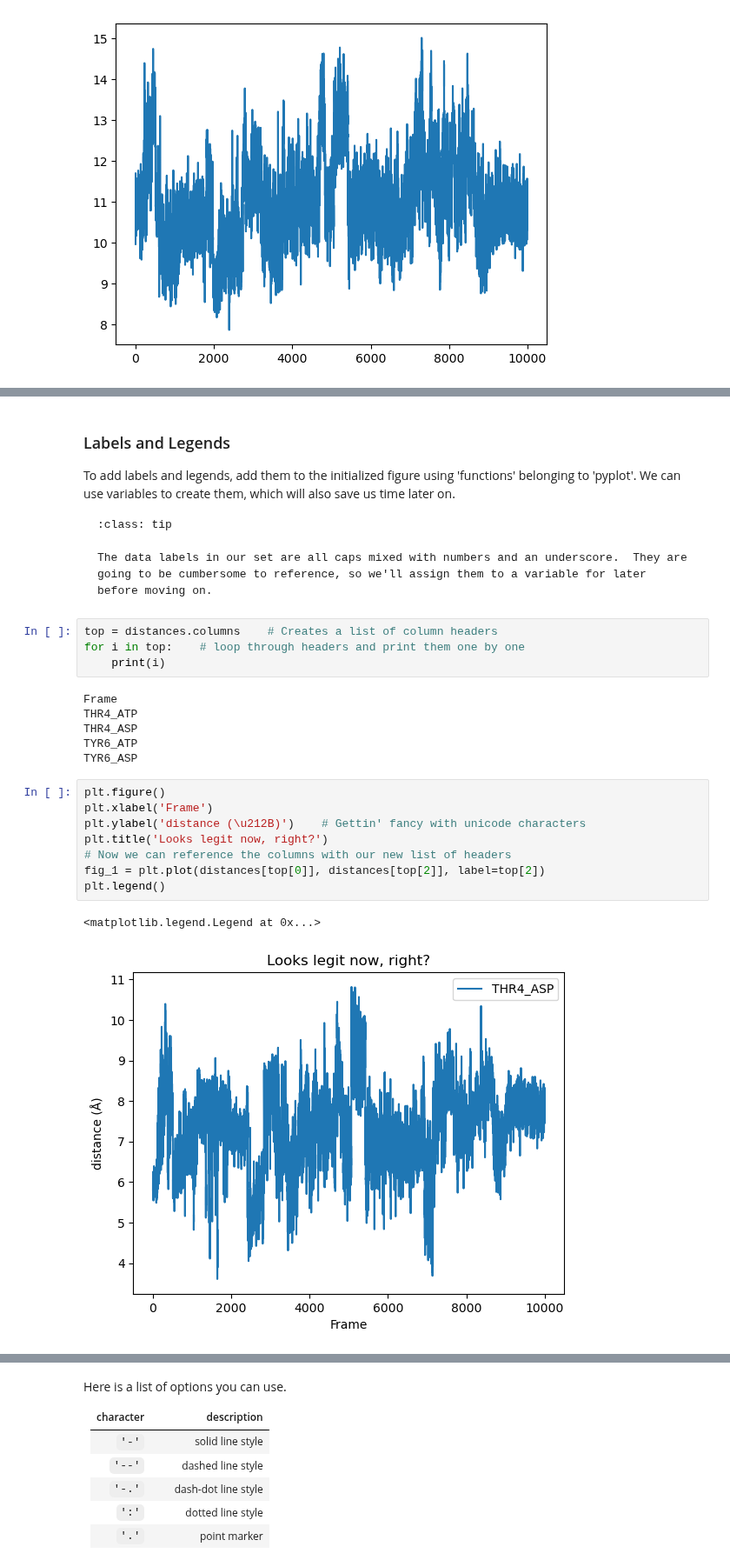
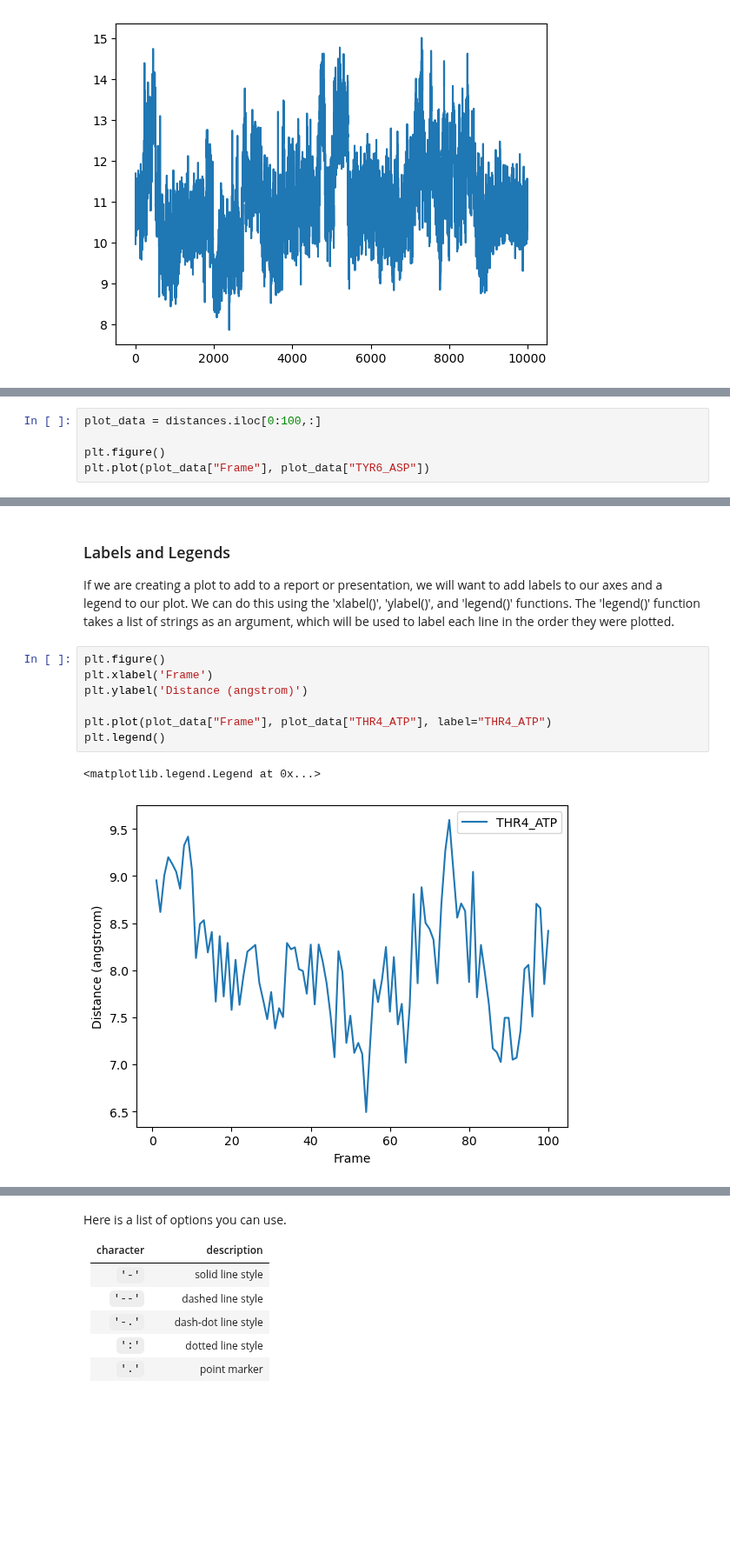
Before and after one commit to CSULA-MolSSI-PREC/intro-python-website, a Jupyter notebook: book/05-plotting-pandas.ipynb, the cells around one changed output, grey strips where cells are left out. Shown at 87% size. Cells and saved outputs as stored; diff of their text form; blank space fills up the shorter version.

Commit message:
update plotting lesson

````diff
--- a/book/05-plotting-pandas.ipynb
+++ b/book/05-plotting-pandas.ipynb
@@ -116,0 +92,5 @@ plt.plot(distances.iloc[::100,0], distances.iloc[::100,1])
+# %%
+plot_data = distances.iloc[0:100,:]
+
+plt.figure()
+plt.plot(plot_data["Frame"], plot_data["TYR6_ASP"])
@@ -117,31 +100,14 @@ plt.plot(distances.iloc[::100,0], distances.iloc[::100,1])
 # %% [markdown]
 ### Labels and Legends
 
-To add labels and legends, add them to the initialized figure using 'functions' belonging to 'pyplot'.  We can use variables to create them, which will also save us time later on.
-
-```{admonition} Saving precious keystrokes
-:class: tip
-
-The data labels in our set are all caps mixed with numbers and an underscore.  They are going to be cumbersome to reference, so we'll assign them to a variable for later before moving on.
-```
+If we are creating a plot to add to a report or presentation, we will want to add labels to our axes and a legend to our plot.  We can do this using the 'xlabel()', 'ylabel()', and 'legend()' functions.  The 'legend()' function takes a list of strings as an argument, which will be used to label each line in the order they were plotted.
-# %%
-top = distances.columns    # Creates a list of column headers
-for i in top:    # loop through headers and print them one by one
-    print(i)
-# %% [output]
-Frame
-THR4_ATP
-THR4_ASP
-TYR6_ATP
-TYR6_ASP
 # %%
 plt.figure()
 plt.xlabel('Frame')
-plt.ylabel('distance (\u212B)')    # Gettin' fancy with unicode characters
-plt.title('Looks legit now, right?')
-# Now we can reference the columns with our new list of headers
-fig_1 = plt.plot(distances[top[0]], distances[top[2]], label=top[2])
+plt.ylabel('Distance (angstrom)')
+
+plt.plot(plot_data["Frame"], plot_data["THR4_ATP"], label="THR4_ATP")
 plt.legend()
 # %% [output]
 <matplotlib.legend.Legend at 0x...>
-[figure, old version]
+[figure, new version]
````
Also changed, not shown: parts of 21 cells of this notebook.
